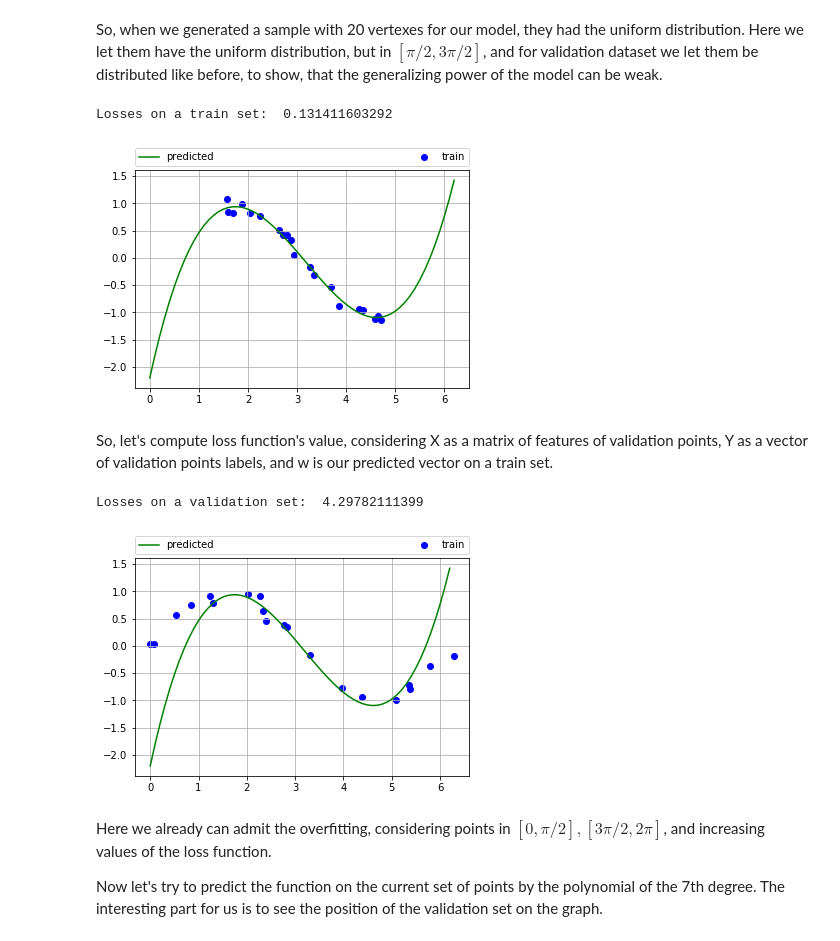
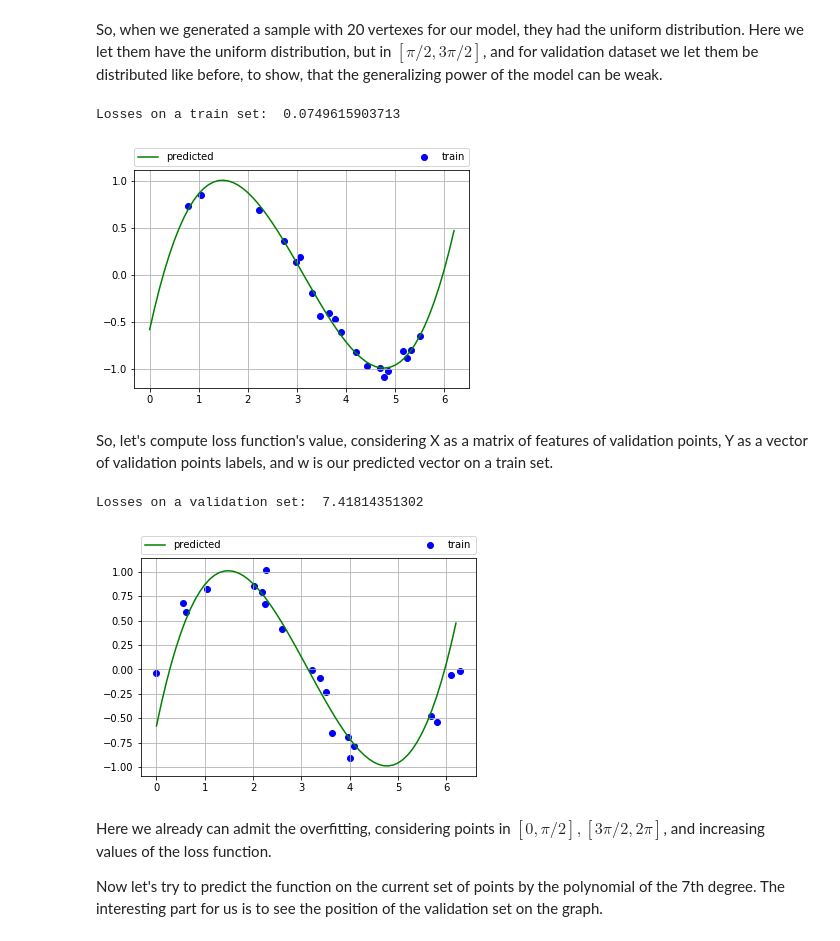
Before and after one commit to RakitinDen/Renju, a Jupyter notebook: lab-1.ipynb, the cells around one changed output. Drawn from its saved outputs; the diff is of its cells as text; code cells hidden in the pictures.

```diff
--- a/lab-1.ipynb
+++ b/lab-1.ipynb
@@ -193,16 +195,16 @@ There are following types:
 # %% [markdown]
 So, when we generated a sample with 20 vertexes for our model, they had the uniform distribution. Here we let them have the uniform distribution, but in $[\pi/2, 3\pi/2]$, and for validation dataset we let them be distributed like before, to show, that the generalizing power of the model can be weak.
 # %%
-points = generate_points(20, np.pi / 2, 3 * np.pi / 2)
+points = generate_points(20, np.pi / 4, 7 * np.pi / 4)
 train_labels = generate_labels(points)
 train_features = generate_features(points, 4)
 coeffs = predict(train_features, train_labels)
 values = function_values(segment, coeffs)
 plotting(points, train_labels, segment, values)
 print('Losses on a train set: ', np.sum((np.dot(train_features, coeffs) - train_labels) ** 2))
 # %% [output]
-Losses on a train set:  0.131411603292
+Losses on a train set:  0.0749615903713
-[figure, old version]
+[figure, new version]
 # %% [markdown]
 So, let's compute loss function's value, considering X as a matrix of features of validation points, Y as a vector of validation points labels, and w is our predicted vector on a train set.
 # %%
@@ -212,8 +214,8 @@ valid_features = generate_features(points, 4)
 plotting(validation_points, valid_values, segment, values)
 print('Losses on a validation set: ', np.sum((np.dot(valid_features, coeffs) - valid_values) ** 2))
 # %% [output]
-Losses on a validation set:  4.29782111399
+Losses on a validation set:  7.41814351302
-[figure, old version]
+[figure, new version]
 # %% [markdown]
 Here we already can admit the overfitting, considering points in $[0, \pi/2], [3\pi/2, 2\pi]$, and increasing values of the loss function.
 
```
Also changed, not shown: parts of 17 cells of this notebook.
